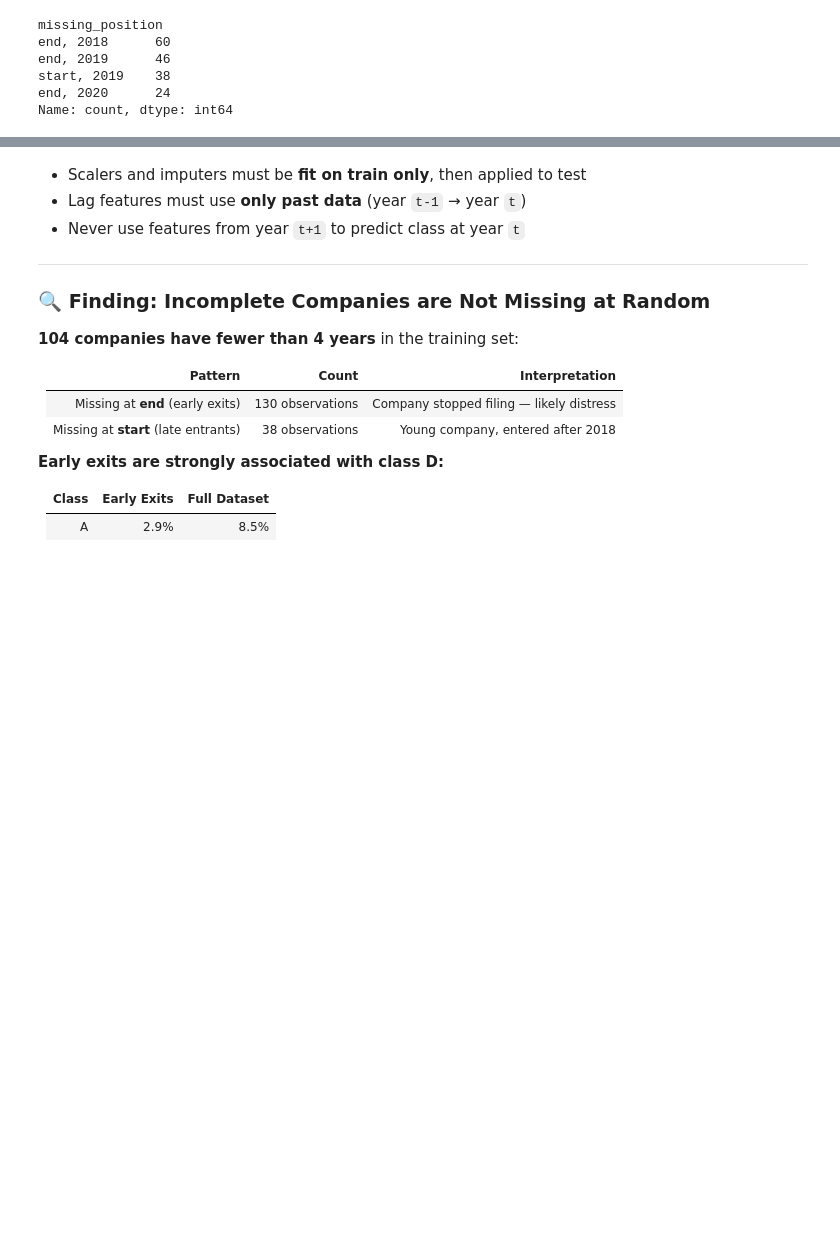
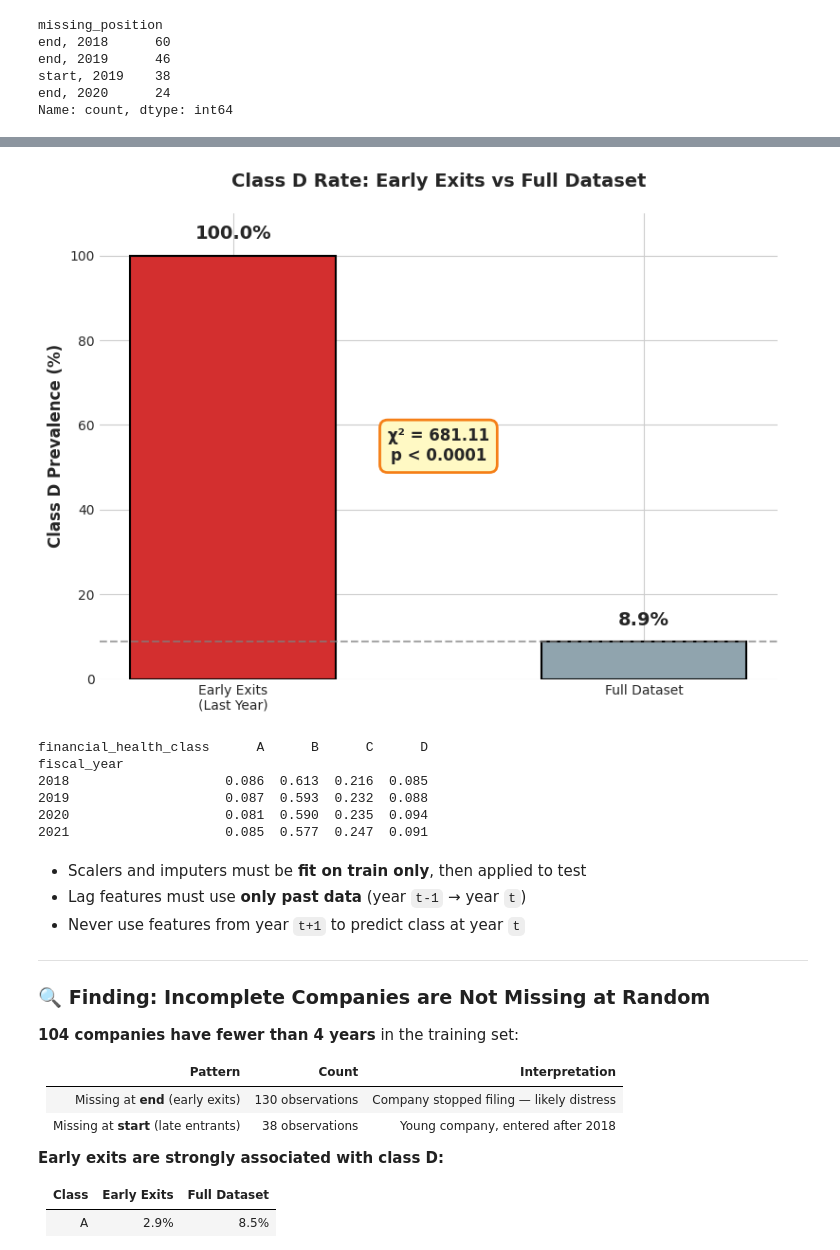
Before and after one commit to LolloPaz/ifc, a Jupyter notebook: notebooks/01_eda.ipynb, the cells around one changed output, grey strips where cells are left out. Saved outputs shown, nothing was run; the diff lists cells and outputs as text; code cells hidden in the pictures; blank space fills up the shorter version.

```diff
--- a/notebooks/01_eda.ipynb
+++ b/notebooks/01_eda.ipynb
@@ -297,3 +410,44 @@ Name: proportion, dtype: float64
+# %%
+import matplotlib.pyplot as plt
+import numpy as np
+
+categories = ['Early Exits\n(Last Year)', 'Full Dataset']
+d_rate = [100.0, 8.9]
+colors = ['#d32f2f', '#90a4ae']
+
+fig, ax = plt.subplots(figsize=(8, 6))
+bars = ax.bar(categories, d_rate, color=colors, edgecolor='black', linewidth=1.5, width=0.5)
+
+# Add value labels
+for i, (bar, val) in enumerate(zip(bars, d_rate)):
+    ax.text(bar.get_x() + bar.get_width()/2, val + 3, f'{val:.1f}%',
+            ha='center', va='bottom', fontsize=14, fontweight='bold')
+
+ax.set_ylabel('Class D Prevalence (%)', fontsize=12, fontweight='bold')
+ax.set_title('Class D Rate: Early Exits vs Full Dataset', fontsize=14, fontweight='bold', pad=20)
+ax.set_ylim(0, 110)
+ax.axhline(y=8.9, color='gray', linestyle='--', linewidth=1.5, alpha=0.7)
+
+# Add statistical annotation
+ax.text(0.5, 55, 'χ² = 681.11\np < 0.0001', ha='center', va='center',
+        fontsize=12, fontweight='bold',
+        bbox=dict(boxstyle='round,pad=0.5', facecolor='#fff9c4', edgecolor='#f57f17', linewidth=2))
+
+plt.tight_layout()
+plt.savefig('class_d_significance.png', dpi=300, bbox_inches='tight')
+plt.show()
+# %% [output]
+[figure, added]
+# %%
+yearly_dist = train_df.groupby("fiscal_year")[TARGET].value_counts(normalize=True).unstack()
+print(yearly_dist.round(3))
+# %% [output]
+financial_health_class      A      B      C      D
+fiscal_year
+2018                    0.086  0.613  0.216  0.085
+2019                    0.087  0.593  0.232  0.088
+2020                    0.081  0.590  0.235  0.094
+2021                    0.085  0.577  0.247  0.091
 # %% [markdown]
 
 - Scalers and imputers must be **fit on train only**, then applied to test
```
Also changed, not shown: parts of 48 cells of this notebook, 1 other file.
